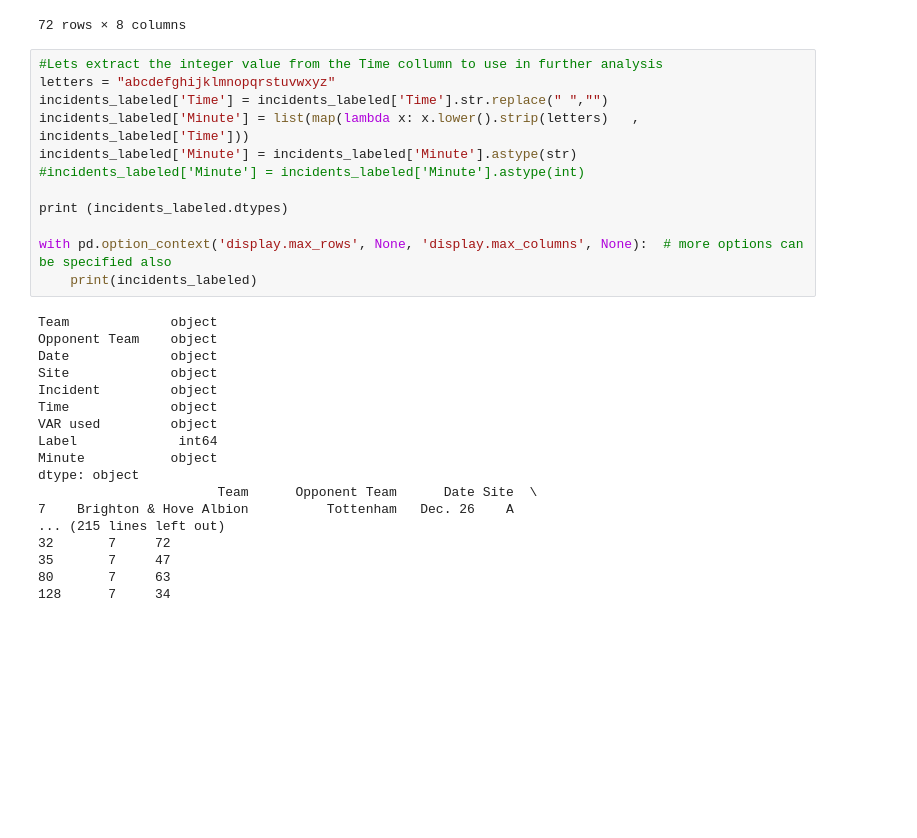
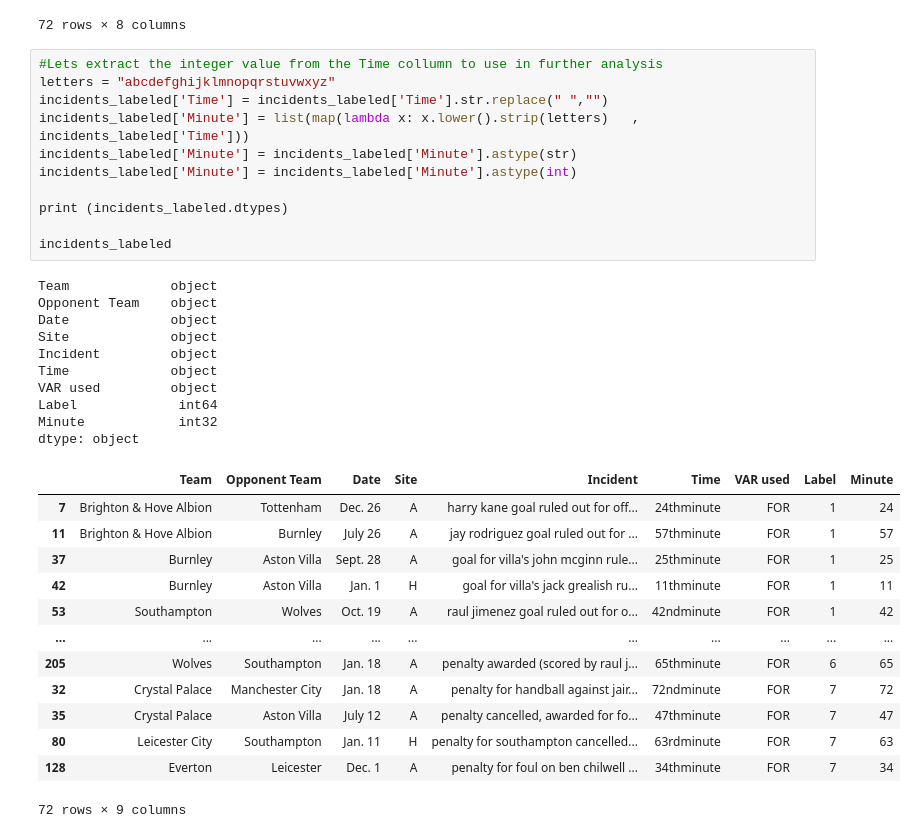
Before and after one commit to julelia/DataMadness, a Jupyter notebook: Data Madness.ipynb, the cells around one changed output. Cells and saved outputs as stored; diff of their text form; blank space fills up the shorter version.

Commit message:
now the number for minutes are there as integers

```diff
--- a/Data Madness.ipynb
+++ b/Data Madness.ipynb
@@ -914,30 +914,35 @@ See the caveats in the documentation: https://pandas.pydata.org/pandas-docs/stab
 # %%
 #Lets extract the integer value from the Time collumn to use in further analysis
 letters = "abcdefghijklmnopqrstuvwxyz"
 incidents_labeled['Time'] = incidents_labeled['Time'].str.replace(" ","")
 incidents_labeled['Minute'] = list(map(lambda x: x.lower().strip(letters)   ,  incidents_labeled['Time']))
 incidents_labeled['Minute'] = incidents_labeled['Minute'].astype(str)
-#incidents_labeled['Minute'] = incidents_labeled['Minute'].astype(int)
+incidents_labeled['Minute'] = incidents_labeled['Minute'].astype(int)
 
 print (incidents_labeled.dtypes)
 
-with pd.option_context('display.max_rows', None, 'display.max_columns', None):  # more options can be specified also
-    print(incidents_labeled)
+incidents_labeled
 # %% [output]
 Team             object
 Opponent Team    object
 Date             object
 Site             object
 Incident         object
 Time             object
 VAR used         object
 Label             int64
-Minute           object
+Minute            int32
 dtype: object
-                       Team      Opponent Team      Date Site  \
-7    Brighton & Hove Albion          Tottenham   Dec. 26    A
-... (215 lines left out)
-32       7     72
-35       7     47
-80       7     63
-128      7     34
+|  | Team | Opponent Team | Date | Site | Incident | Time | VAR used | Label | Minute |
+| 7 | Brighton & Hove Albion | Tottenham | Dec. 26 | A | harry kane goal ruled out for off... | 24thminute | FOR | 1 | 24 |
+| 11 | Brighton & Hove Albion | Burnley | July 26 | A | jay rodriguez goal ruled out for ... | 57thminute | FOR | 1 | 57 |
+| 37 | Burnley | Aston Villa | Sept. 28 | A | goal for villa's john mcginn rule... | 25thminute | FOR | 1 | 25 |
+| 42 | Burnley | Aston Villa | Jan. 1 | H | goal for villa's jack grealish ru... | 11thminute | FOR | 1 | 11 |
+| 53 | Southampton | Wolves | Oct. 19 | A | raul jimenez goal ruled out for o... | 42ndminute | FOR | 1 | 42 |
+| ... | ... | ... | ... | ... | ... | ... | ... | ... | ... |
+| 205 | Wolves | Southampton | Jan. 18 | A | penalty awarded (scored by raul j... | 65thminute | FOR | 6 | 65 |
+| 32 | Crystal Palace | Manchester City | Jan. 18 | A | penalty for handball against jair... | 72ndminute | FOR | 7 | 72 |
+| 35 | Crystal Palace | Aston Villa | July 12 | A | penalty cancelled, awarded for fo... | 47thminute | FOR | 7 | 47 |
+| 80 | Leicester City | Southampton | Jan. 11 | H | penalty for southampton cancelled... | 63rdminute | FOR | 7 | 63 |
+| 128 | Everton | Leicester | Dec. 1 | A | penalty for foul on ben chilwell ... | 34thminute | FOR | 7 | 34 |
+72 rows × 9 columns
```
